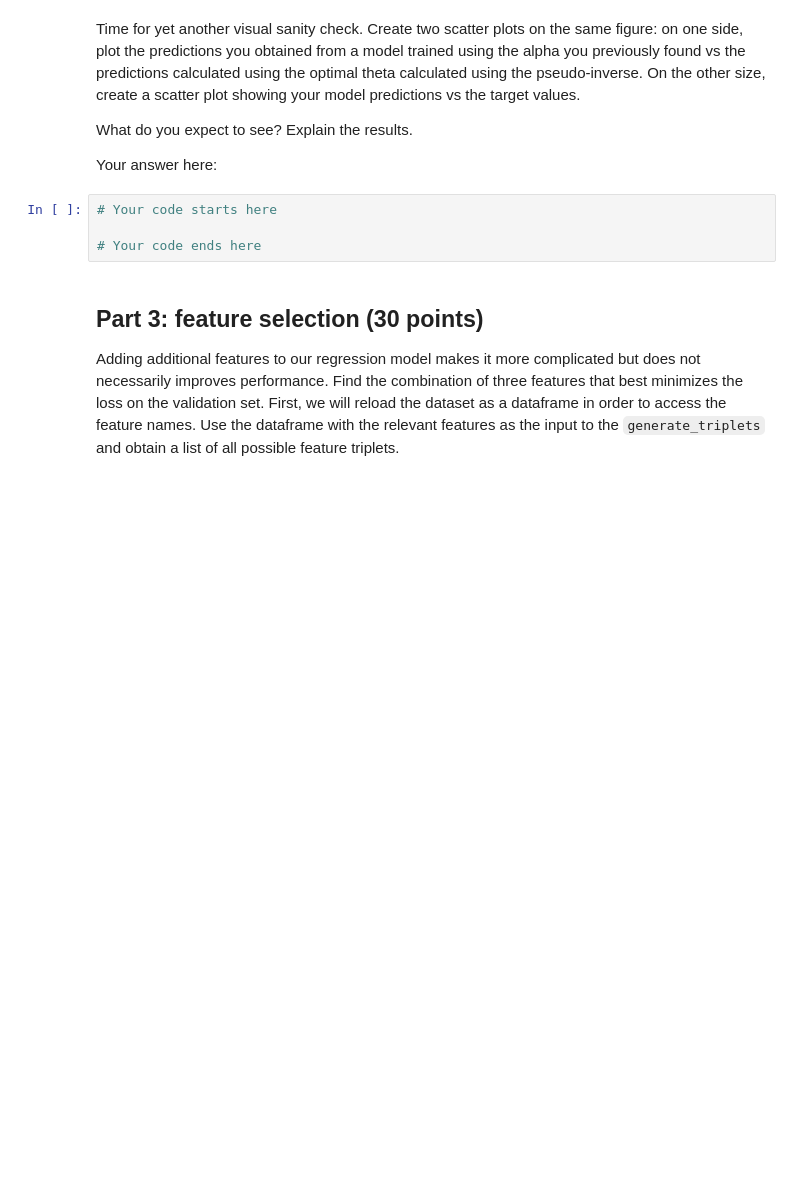
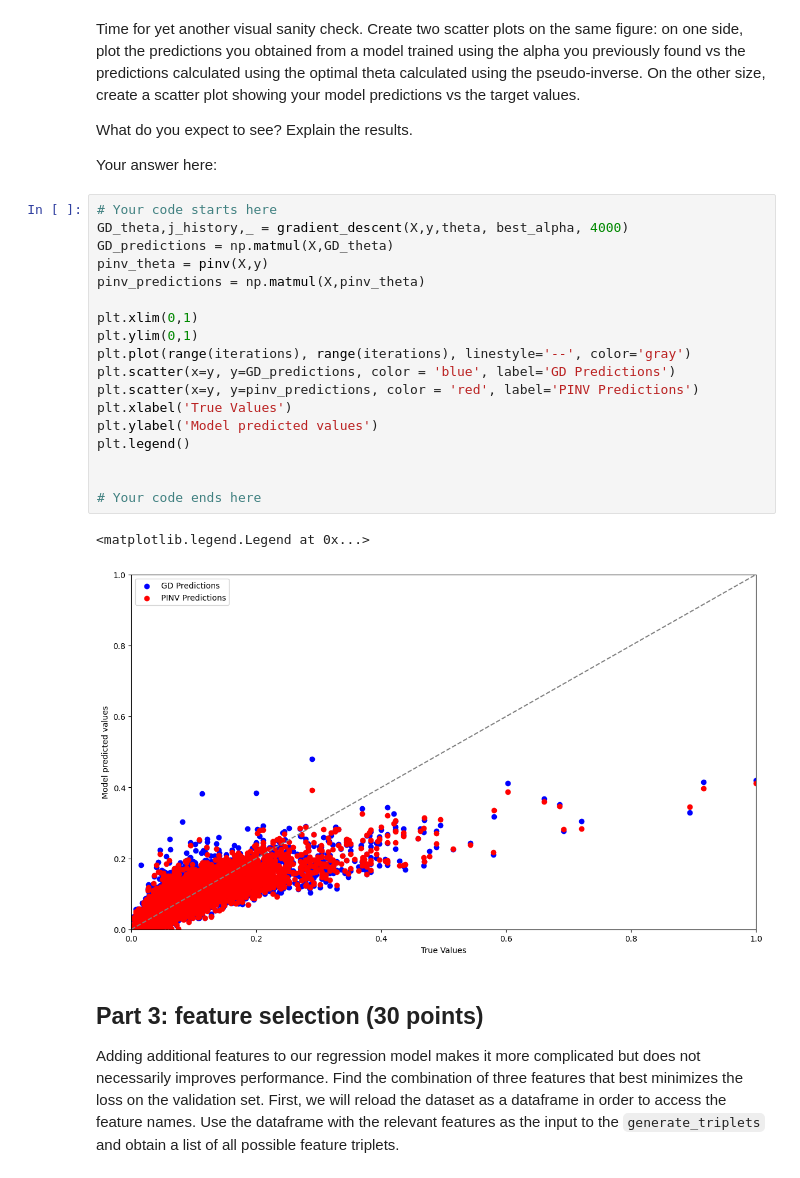
Before and after one commit to itanini/ML_ex2, a Jupyter notebook: hw2.ipynb, the cells around one changed output. Cells and saved outputs as stored; diff of their text form; blank space fills up the shorter version.

```diff
--- a/hw2.ipynb
+++ b/hw2.ipynb
@@ -337,10 +374,27 @@ Time for yet another visual sanity check. Create two scatter plots on the same f
 What do you expect to see? Explain the results.
 
 Your answer here:
-# %%
-# Your code starts here
-
-# Your code ends here
+# %%
+# Your code starts here
+GD_theta,j_history,_ = gradient_descent(X,y,theta, best_alpha, 4000)
+GD_predictions = np.matmul(X,GD_theta)
+pinv_theta = pinv(X,y)
+pinv_predictions = np.matmul(X,pinv_theta)
+
+plt.xlim(0,1)
+plt.ylim(0,1)
+plt.plot(range(iterations), range(iterations), linestyle='--', color='gray')
+plt.scatter(x=y, y=GD_predictions, color = 'blue', label='GD Predictions')
+plt.scatter(x=y, y=pinv_predictions, color = 'red', label='PINV Predictions')
+plt.xlabel('True Values')
+plt.ylabel('Model predicted values')
+plt.legend()
+
+
+# Your code ends here
+# %% [output]
+<matplotlib.legend.Legend at 0x...>
+[figure, added]
 # %% [markdown]
 ## Part 3: feature selection (30 points)
 
```
Also changed, not shown: parts of 8 cells of this notebook.
